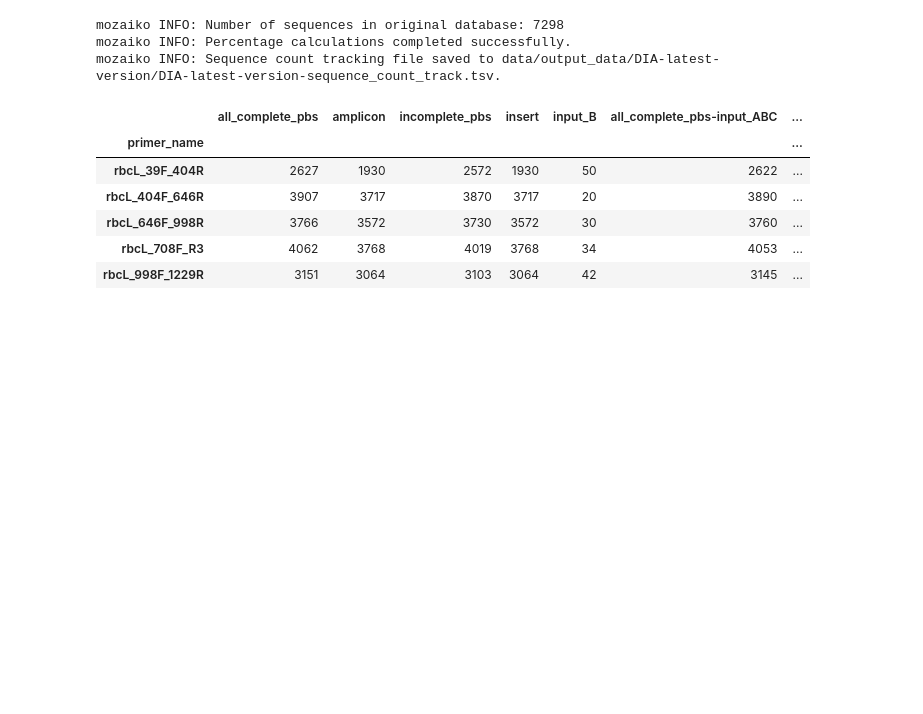
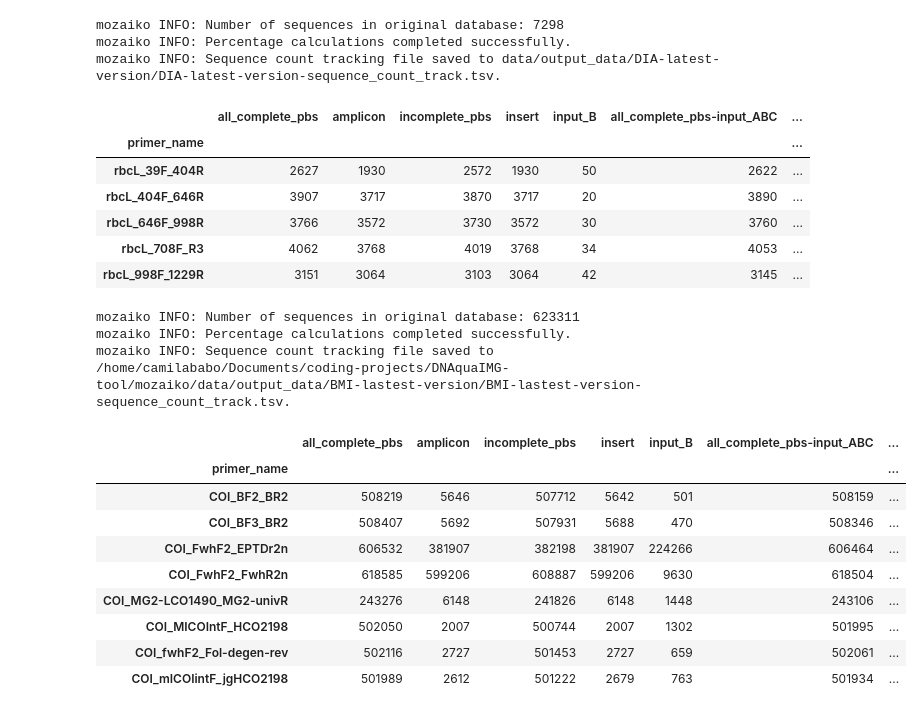
Before and after one commit to CIBIO-BU/mozaiko, a Jupyter notebook: draft.ipynb, the cells around one changed output. Cells and saved outputs as stored; diff of their text form; code cells hidden in the pictures; blank space fills up the shorter version.

```diff
--- a/draft.ipynb
+++ b/draft.ipynb
@@ -4461,3 +4461,24 @@ mozaiko INFO: Sequence count tracking file saved to data/output_data/DIA-latest-
 | rbcL_646F_998R | 3766 | 3572 | 3730 | 3572 | 30 | 3760 | ... |
 | rbcL_708F_R3 | 4062 | 3768 | 4019 | 3768 | 34 | 4053 | ... |
 | rbcL_998F_1229R | 3151 | 3064 | 3103 | 3064 | 42 | 3145 | ... |
+# %%
+from src.marker_scoring.scoring_utils import sequence_count_tracking
+
+og_db = "/home/camilababo/Documents/coding-projects/DNAquaIMG-tool/mozaiko/data/input_data/BMI/bmi_database_processed.fasta"
+analysis_fold = "/home/camilababo/Documents/coding-projects/DNAquaIMG-tool/mozaiko/data/output_data/BMI-lastest-version"
+seq_track = sequence_count_tracking(og_db, analysis_fold, save_results=True)
+seq_track
+# %% [output]
+mozaiko INFO: Number of sequences in original database: 623311
+mozaiko INFO: Percentage calculations completed successfully.
+mozaiko INFO: Sequence count tracking file saved to /home/camilababo/Documents/coding-projects/DNAquaIMG-tool/mozaiko/data/output_data/BMI-lastest-version/BMI-lastest-version-sequence_count_track.tsv.
+|  | all_complete_pbs | amplicon | incomplete_pbs | insert | input_B | all_complete_pbs-input_ABC | ... |
+| primer_name |  |  |  |  |  |  | ... |
+| COI_BF2_BR2 | 508219 | 5646 | 507712 | 5642 | 501 | 508159 | ... |
+| COI_BF3_BR2 | 508407 | 5692 | 507931 | 5688 | 470 | 508346 | ... |
+| COI_FwhF2_EPTDr2n | 606532 | 381907 | 382198 | 381907 | 224266 | 606464 | ... |
+| COI_FwhF2_FwhR2n | 618585 | 599206 | 608887 | 599206 | 9630 | 618504 | ... |
+| COI_MG2-LCO1490_MG2-univR | 243276 | 6148 | 241826 | 6148 | 1448 | 243106 | ... |
+| COI_MICOIntF_HCO2198 | 502050 | 2007 | 500744 | 2007 | 1302 | 501995 | ... |
+| COI_fwhF2_Fol-degen-rev | 502116 | 2727 | 501453 | 2727 | 659 | 502061 | ... |
+| COI_mICOIintF_jgHCO2198 | 501989 | 2612 | 501222 | 2679 | 763 | 501934 | ... |
```
Also changed, not shown: parts of 20 cells of this notebook, 5 other files.
